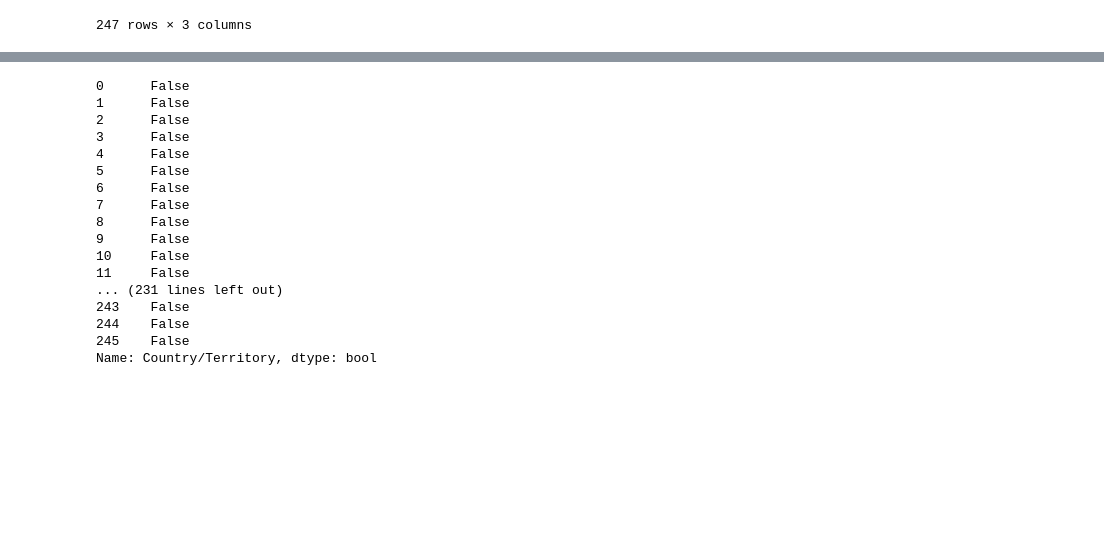
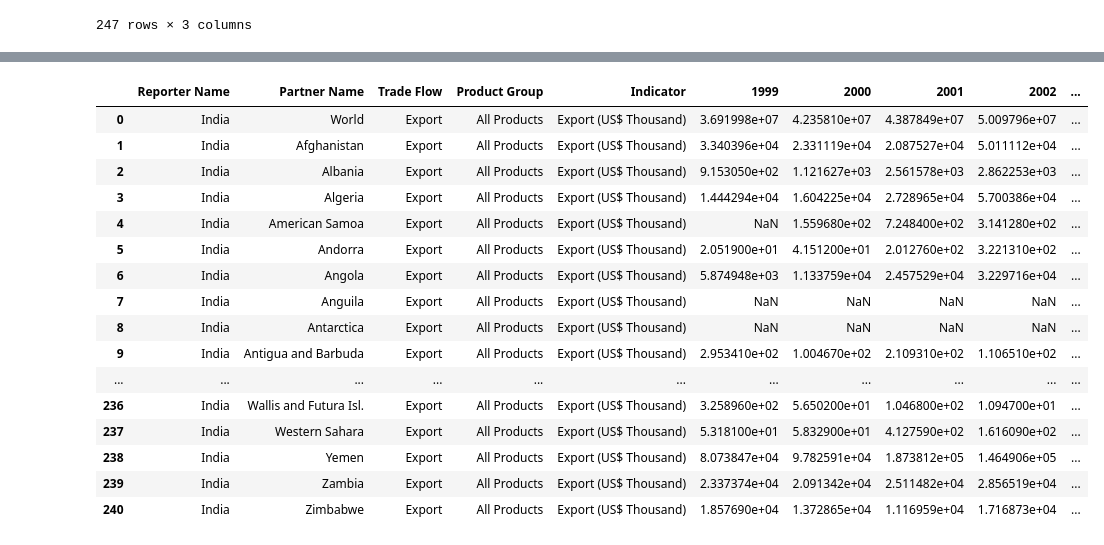
Before and after one commit to salu218/Api_test, a Jupyter notebook: Exchange_rate.ipynb, the cells around one changed output, grey strips where cells are left out. Cells and saved outputs as stored; diff of their text form; code cells hidden in the pictures; blank space fills up the shorter version.

Commit message:
added trade files

```diff
--- a/Exchange_rate.ipynb
+++ b/Exchange_rate.ipynb
@@ -374,21 +387,25 @@ display(latest_merge)
 # %%
-duplicate_values = latest_merge['Country/Territory'].duplicated()
-print(duplicate_values)
+# duplicate_values = latest_merge['Country/Territory'].duplicated()
+# print(duplicate_values)
-# %% [output]
-0      False
-1      False
-2      False
-3      False
-4      False
-5      False
-6      False
-7      False
-8      False
-9      False
-10     False
-11     False
-... (231 lines left out)
-243    False
-244    False
-245    False
-Name: Country/Territory, dtype: bool
+# %%
+export_df = pd.read_csv('india-export-1999-2021.csv')
+# %%
+export_df
+# %% [output]
+|  | Reporter Name | Partner Name | Trade Flow | Product Group | Indicator | 1999 | 2000 | 2001 | 2002 | ... |
+| 0 | India | World | Export | All Products | Export (US$ Thousand) | 3.691998e+07 | 4.235810e+07 | 4.387849e+07 | 5.009796e+07 | ... |
+| 1 | India | Afghanistan | Export | All Products | Export (US$ Thousand) | 3.340396e+04 | 2.331119e+04 | 2.087527e+04 | 5.011112e+04 | ... |
+| 2 | India | Albania | Export | All Products | Export (US$ Thousand) | 9.153050e+02 | 1.121627e+03 | 2.561578e+03 | 2.862253e+03 | ... |
+| 3 | India | Algeria | Export | All Products | Export (US$ Thousand) | 1.444294e+04 | 1.604225e+04 | 2.728965e+04 | 5.700386e+04 | ... |
+| 4 | India | American Samoa | Export | All Products | Export (US$ Thousand) | NaN | 1.559680e+02 | 7.248400e+02 | 3.141280e+02 | ... |
+| 5 | India | Andorra | Export | All Products | Export (US$ Thousand) | 2.051900e+01 | 4.151200e+01 | 2.012760e+02 | 3.221310e+02 | ... |
+| 6 | India | Angola | Export | All Products | Export (US$ Thousand) | 5.874948e+03 | 1.133759e+04 | 2.457529e+04 | 3.229716e+04 | ... |
+| 7 | India | Anguila | Export | All Products | Export (US$ Thousand) | NaN | NaN | NaN | NaN | ... |
+| 8 | India | Antarctica | Export | All Products | Export (US$ Thousand) | NaN | NaN | NaN | NaN | ... |
+| 9 | India | Antigua and Barbuda | Export | All Products | Export (US$ Thousand) | 2.953410e+02 | 1.004670e+02 | 2.109310e+02 | 1.106510e+02 | ... |
+| ... | ... | ... | ... | ... | ... | ... | ... | ... | ... | ... |
+| 236 | India | Wallis and Futura Isl. | Export | All Products | Export (US$ Thousand) | 3.258960e+02 | 5.650200e+01 | 1.046800e+02 | 1.094700e+01 | ... |
+| 237 | India | Western Sahara | Export | All Products | Export (US$ Thousand) | 5.318100e+01 | 5.832900e+01 | 4.127590e+02 | 1.616090e+02 | ... |
+| 238 | India | Yemen | Export | All Products | Export (US$ Thousand) | 8.073847e+04 | 9.782591e+04 | 1.873812e+05 | 1.464906e+05 | ... |
+| 239 | India | Zambia | Export | All Products | Export (US$ Thousand) | 2.337374e+04 | 2.091342e+04 | 2.511482e+04 | 2.856519e+04 | ... |
+| 240 | India | Zimbabwe | Export | All Products | Export (US$ Thousand) | 1.857690e+04 | 1.372865e+04 | 1.116959e+04 | 1.716873e+04 | ... |
```
Also changed, not shown: parts of 17 cells of this notebook.
